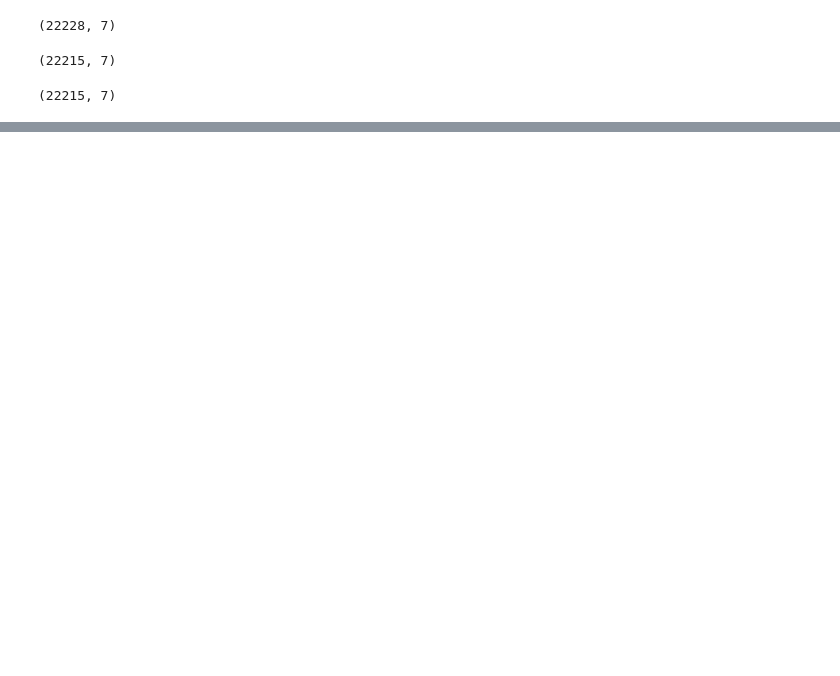
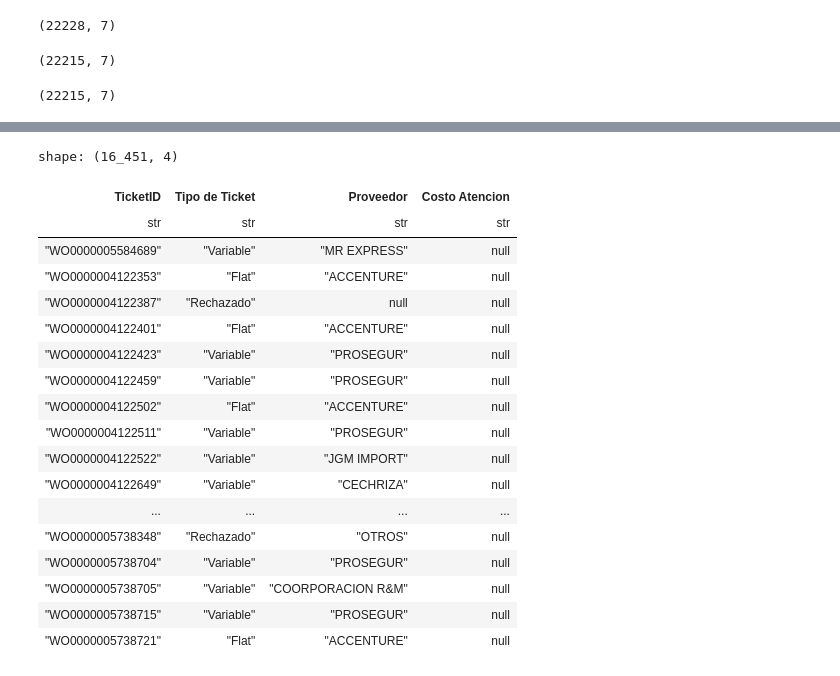
Before and after one commit to carlitossanchez29/Python-for-ETL-E1, a Jupyter notebook: procesoetl.ipynb, the cells around one changed output, grey strips where cells are left out. Cells and saved outputs as stored; diff of their text form; code cells hidden in the pictures; blank space fills up the shorter version.

```diff
--- a/procesoetl.ipynb
+++ b/procesoetl.ipynb
@@ -183,0 +209,26 @@ shape: (5, 12)
+# %%
+from pathlib import Path
+import polars as pl
+
+rutacarpeta = Path('./Atenciones/')
+archivosexcel = list(rutacarpeta.glob('*.xlsx'))
+Atenciones = pl.DataFrame()
+
+for archivo in archivosexcel:
+    file = str(archivo)  # Obtén la ruta completa del archivo
+
+    aux_DF = pl.read_excel(
+        source=file,
+        sheet_name='Hoja1',
+        engine='xlsx2csv',
+        read_options={
+            "columns":["Numero Ticket", "Tipo de Ticket", "Proveedor", "Costo Atencion"],
+            "infer_schema_length":0
+        }
+    )
+
+
+    aux_DF = aux_DF.with_columns(pl.lit(file).alias('Nombre Archivo'))  # Agrega una columna con el nombre del archivo
+
+
+    Atenciones = pl.concat([Atenciones, aux_DF], how='vertical')  # Concatena los DataFrames
@@ -183,0 +244,35 @@ shape: (5, 12)
+# %%
+Atenciones=Atenciones.select(
+    pl.col('Numero Ticket').alias('TicketID'),
+    'Tipo de Ticket', 'Proveedor',
+    pl.col('Costo Atencion').cast(str).str.strip_chars()
+        .str.to_uppercase()
+        .str.replace_many(
+            ['COSTO CERO', 'SIN COSTO'],
+            "0"
+        )
+)
+# %%
+Atenciones.filter(
+    pl.col('Costo Atencion').is_null()
+)
+# %% [output]
+shape: (16_451, 4)
+| TicketID | Tipo de Ticket | Proveedor | Costo Atencion |
+| str | str | str | str |
+| "WO0000005584689" | "Variable" | "MR EXPRESS" | null |
+| "WO0000004122353" | "Flat" | "ACCENTURE" | null |
+| "WO0000004122387" | "Rechazado" | null | null |
+| "WO0000004122401" | "Flat" | "ACCENTURE" | null |
+| "WO0000004122423" | "Variable" | "PROSEGUR" | null |
+| "WO0000004122459" | "Variable" | "PROSEGUR" | null |
+| "WO0000004122502" | "Flat" | "ACCENTURE" | null |
+| "WO0000004122511" | "Variable" | "PROSEGUR" | null |
+| "WO0000004122522" | "Variable" | "JGM IMPORT" | null |
+| "WO0000004122649" | "Variable" | "CECHRIZA" | null |
+| ... | ... | ... | ... |
+| "WO0000005738348" | "Rechazado" | "OTROS" | null |
+| "WO0000005738704" | "Variable" | "PROSEGUR" | null |
+| "WO0000005738705" | "Variable" | "COORPORACION R&M" | null |
+| "WO0000005738715" | "Variable" | "PROSEGUR" | null |
+| "WO0000005738721" | "Flat" | "ACCENTURE" | null |
```
Also changed, not shown: parts of 6 cells of this notebook.
